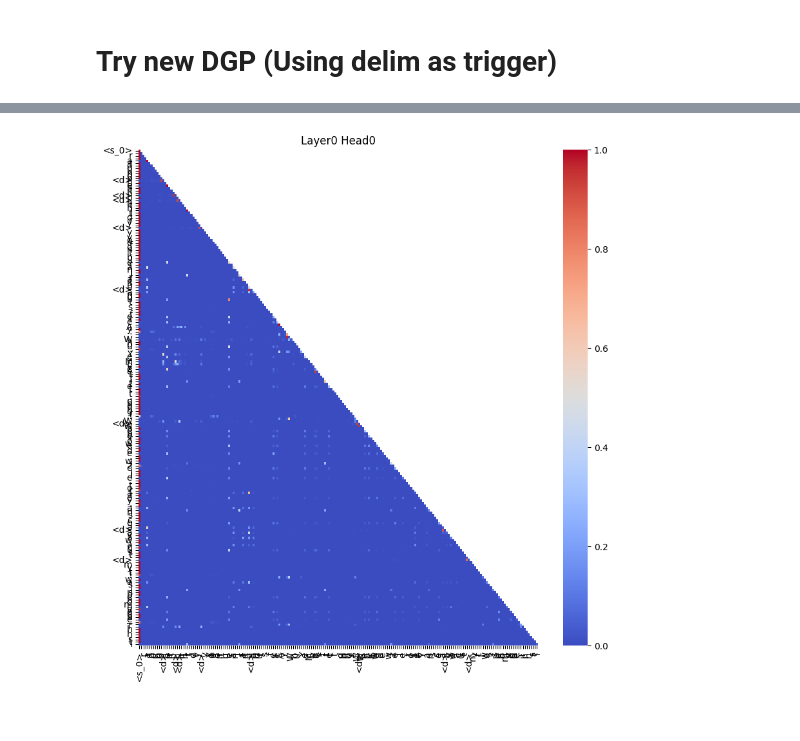
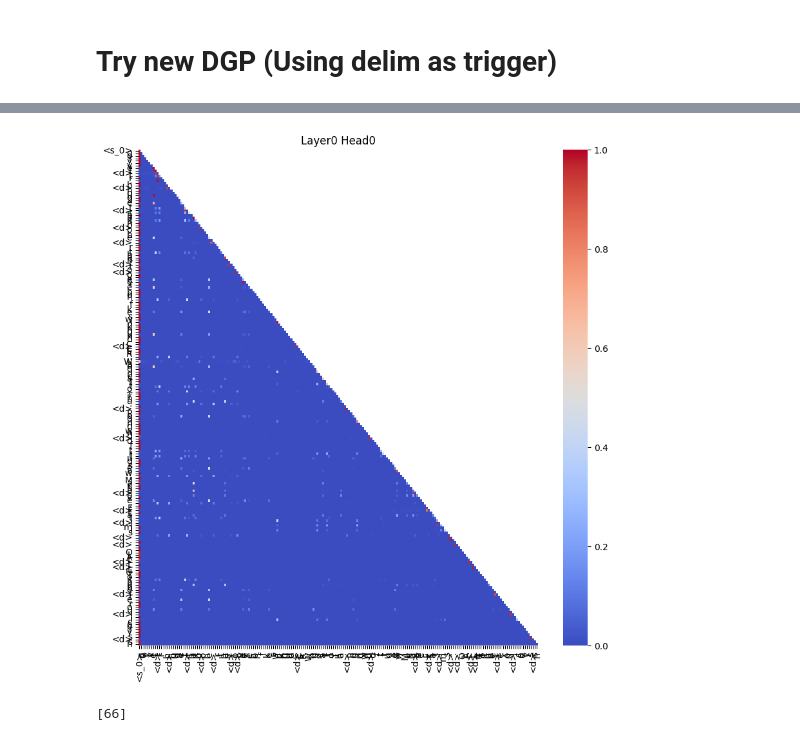
Before and after one commit to GuoTianYu2000/transformer-birth, a Jupyter notebook: plot_double_tasks.ipynb, the cells around one changed output, grey strips where cells are left out. Cells and saved outputs as stored; diff of their text form; code cells hidden in the pictures.

```diff
--- a/plot_double_tasks.ipynb
+++ b/plot_double_tasks.ipynb
@@ -112,9 +112,9 @@ plt.show()
 # %% [markdown]
 # Try new DGP (Using delim as trigger)
 # %%
-run_path_server1="/data/tianyu_guo/birth/gens/pre_final/dormant_double_retry_test"
+run_path_server1="/data/tianyu_guo/birth/gens/pre_final/dormant_double_retry_test_seed27"
 # run_path_server2="/data/tianyu_guo/birth/gens/special/dormant_copy_2"
-model, cfg, x, y, ds = load_model(run_path_local="/Users/guotianyu/GitHub/birth/gens/special/markov", run_path_server=run_path_server1, n_layers=1, n_heads=1, bos_num=1, train_steps=2500, delim=0.05, with_data=True, data_path_local="/Users/guotianyu/GitHub/birth/data", data_path_server="/data/tianyu_guo/birth/data")
+model, cfg, x, y, ds = load_model(run_path_local="/Users/guotianyu/GitHub/birth/gens/special/markov", run_path_server=run_path_server1, n_layers=1, n_heads=1, bos_num=1, train_steps=5000, delim=0.1, with_data=True, data_path_local="/Users/guotianyu/GitHub/birth/data", data_path_server="/data/tianyu_guo/birth/data")
 hook = forward_hook(target_layers=[], target_name="")
 predicts, outputs_list = model.modified_forward_with_hook(x, hook)
 model.cuda()
@@ -138,13 +138,17 @@ Transformer(
 )
 # %%
 seq_len = 200
-seq_idx = 3
+seq_idx = 2
 layer_idx = 0
 head_idx = 0
 sub_seq = x.detach().cpu()[seq_idx, :seq_len].numpy().copy()
 text = ds.decode(sub_seq)
 fig, ax = plt.subplots(figsize=(10, 10))
 plot_attns(cfg, ax, seq_idx, head_idx, layer_idx, seq_len, outputs_list, text)
 plt.show()
 # %% [output]
-[figure, old version]
+[figure, new version]
+# %%
+ds.idxs
+# %% [output]
+[66]
```
Also changed, not shown: 10 other files.
